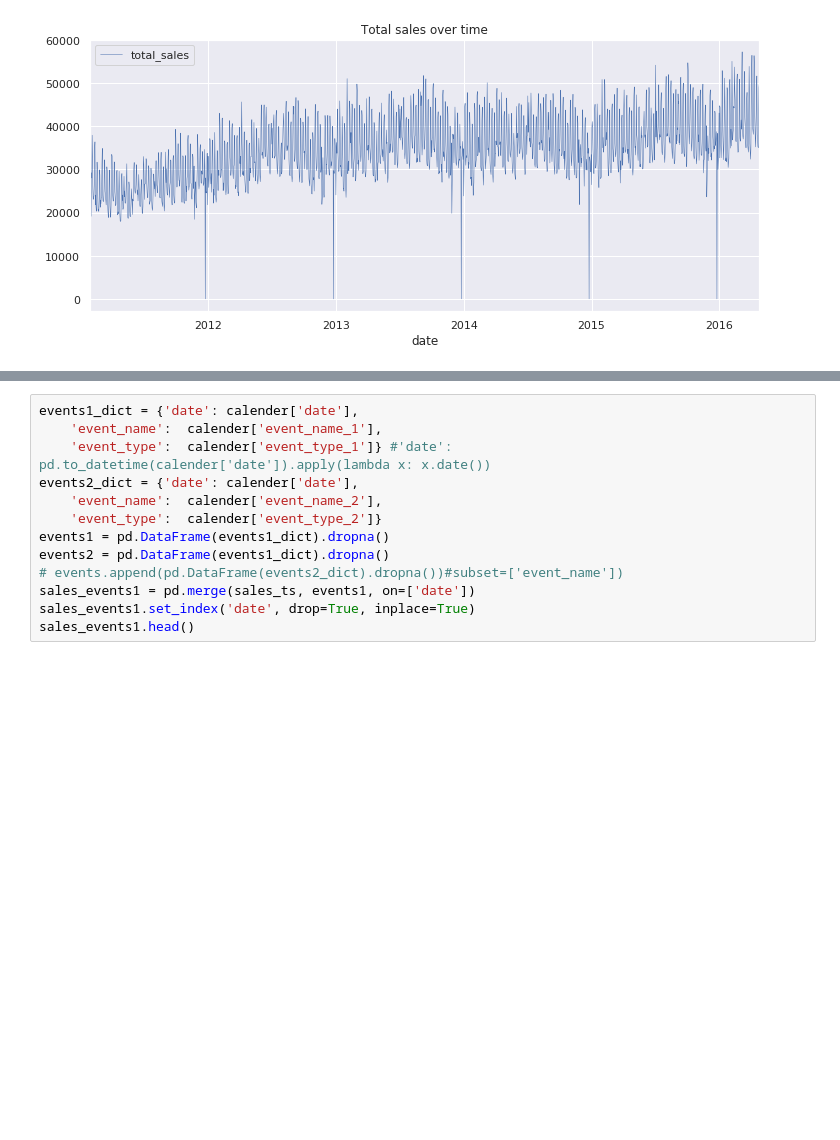
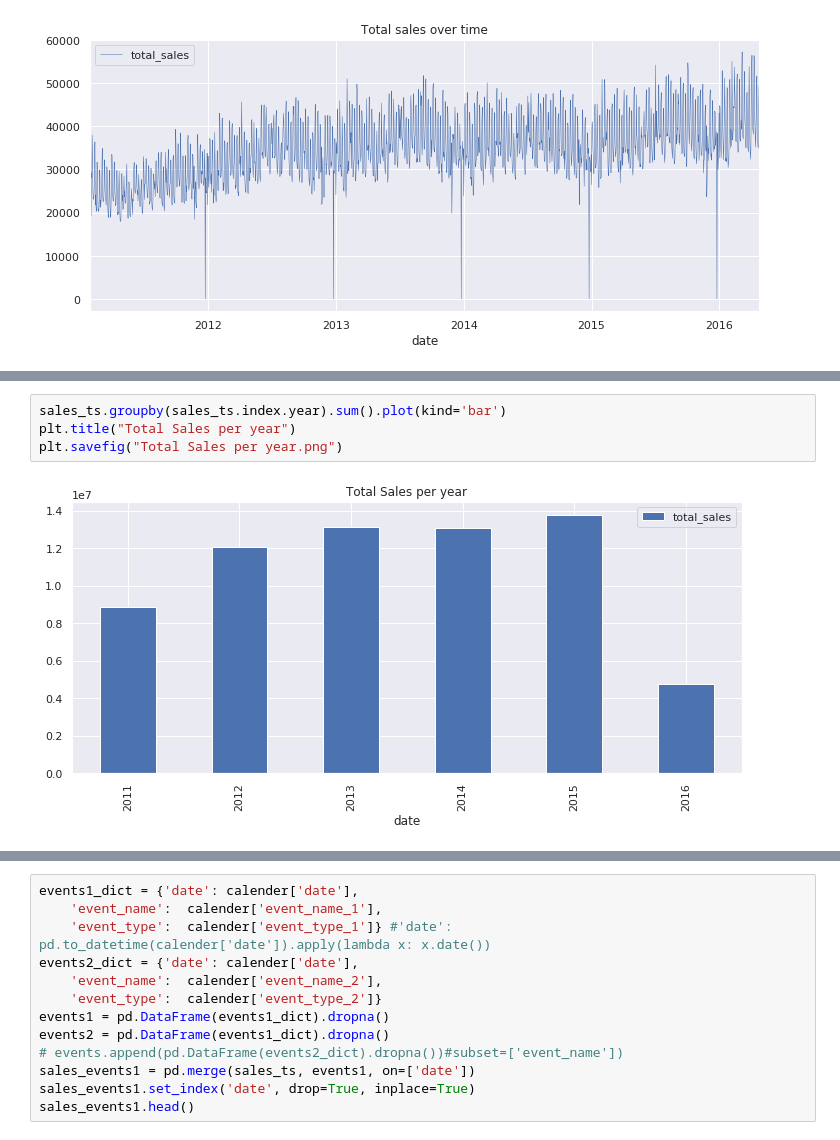
Before and after one commit to rka97/BigDataM5Project, a Jupyter notebook: code/data_exploration.ipynb, the cells around one changed output, grey strips where cells are left out. Cells and saved outputs as stored; diff of their text form; blank space fills up the shorter version.

```diff
--- a/code/data_exploration.ipynb
+++ b/code/data_exploration.ipynb
@@ -387,0 +425,6 @@ plt.savefig("Total sales over time")
+# %%
+sales_ts.groupby(sales_ts.index.year).sum().plot(kind='bar')
+plt.title("Total Sales per year")
+plt.savefig("Total Sales per year.png")
+# %% [output]
+[figure, added]
```
Also changed, not shown: parts of 33 cells of this notebook, 15 other files.
